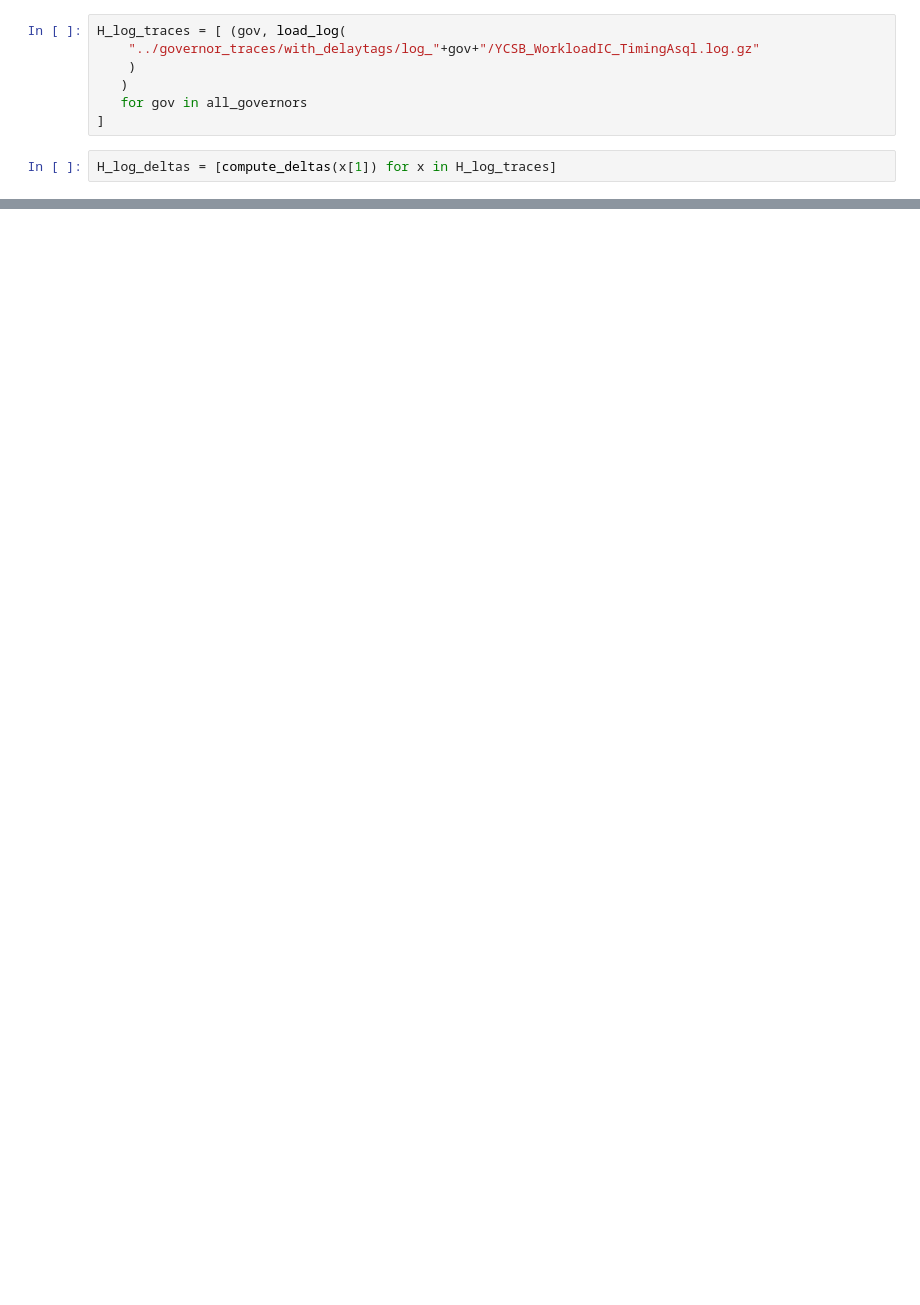
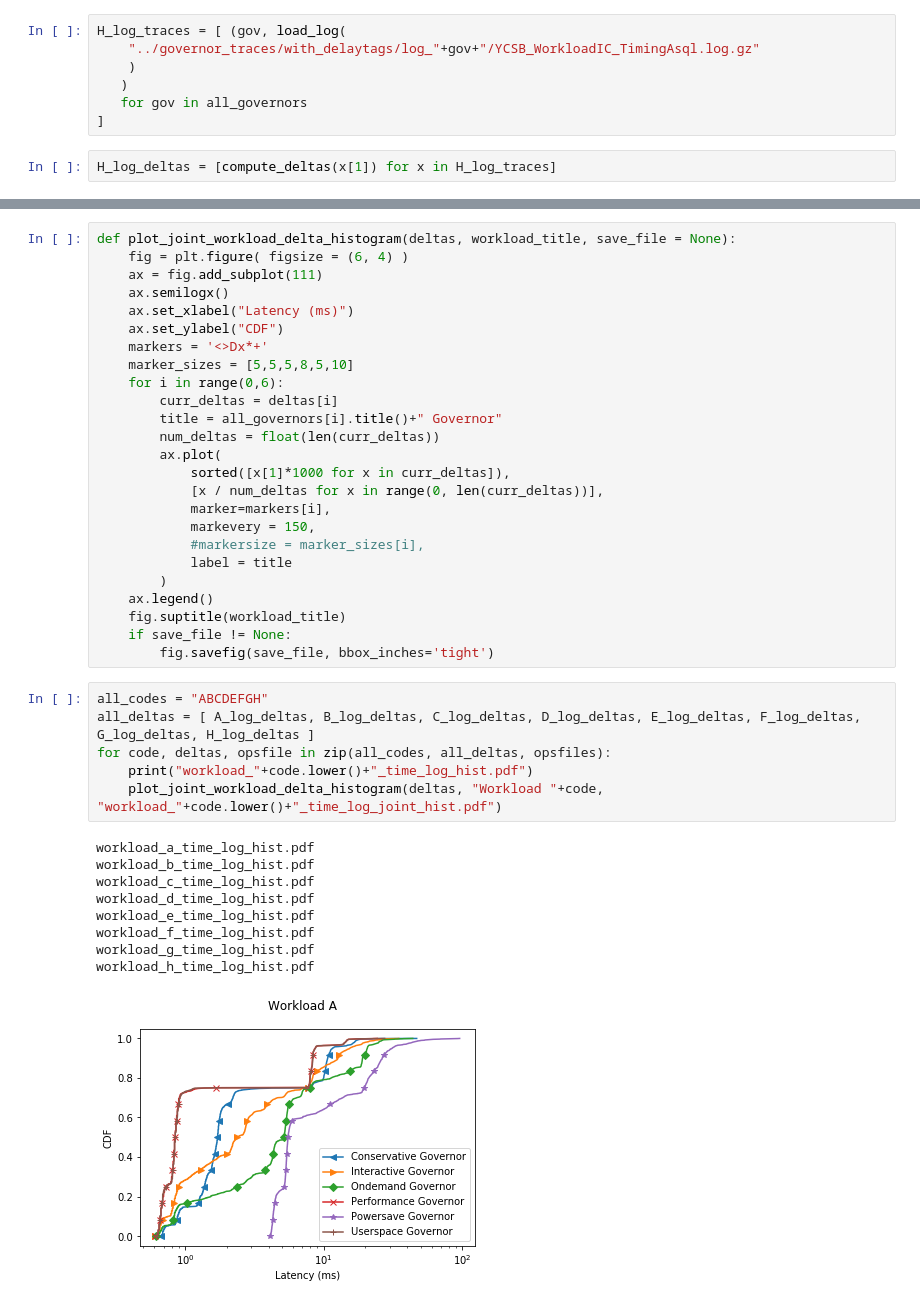
Before and after one commit to UBOdin/PocketBench, a Jupyter notebook: notebooks/Governor Timelines.ipynb, the cells around one changed output, grey strips where cells are left out. Saved outputs shown, nothing was run; the diff lists cells and outputs as text; blank space fills up the shorter version.

```diff
--- a/notebooks/Governor Timelines.ipynb
+++ b/notebooks/Governor Timelines.ipynb
@@ -272,0 +284,41 @@ plot_workload_deltas(H_log_deltas, opsfiles[7], "Workload H", "workload_h_time_l
+# %%
+def plot_joint_workload_delta_histogram(deltas, workload_title, save_file = None):
+    fig = plt.figure( figsize = (6, 4) )
+    ax = fig.add_subplot(111)
+    ax.semilogx()
+    ax.set_xlabel("Latency (ms)")
+    ax.set_ylabel("CDF")
+    markers = '<>Dx*+'
+    marker_sizes = [5,5,5,8,5,10]
+    for i in range(0,6):
+        curr_deltas = deltas[i]
+        title = all_governors[i].title()+" Governor"
+        num_deltas = float(len(curr_deltas))
+        ax.plot(
+            sorted([x[1]*1000 for x in curr_deltas]),
+            [x / num_deltas for x in range(0, len(curr_deltas))],
+            marker=markers[i],
+            markevery = 150,
+            #markersize = marker_sizes[i],
+            label = title
+        )
+    ax.legend()
+    fig.suptitle(workload_title)
+    if save_file != None:
+        fig.savefig(save_file, bbox_inches='tight')
+# %%
+all_codes = "ABCDEFGH"
+all_deltas = [ A_log_deltas, B_log_deltas, C_log_deltas, D_log_deltas, E_log_deltas, F_log_deltas, G_log_deltas, H_log_deltas ]
+for code, deltas, opsfile in zip(all_codes, all_deltas, opsfiles):
+    print("workload_"+code.lower()+"_time_log_hist.pdf")
+    plot_joint_workload_delta_histogram(deltas, "Workload "+code, "workload_"+code.lower()+"_time_log_joint_hist.pdf")
+# %% [output]
+workload_a_time_log_hist.pdf
+workload_b_time_log_hist.pdf
+workload_c_time_log_hist.pdf
+workload_d_time_log_hist.pdf
+workload_e_time_log_hist.pdf
+workload_f_time_log_hist.pdf
+workload_g_time_log_hist.pdf
+workload_h_time_log_hist.pdf
+[figure, added]
```
Also changed, not shown: parts of 10 cells of this notebook, 6 other files.
